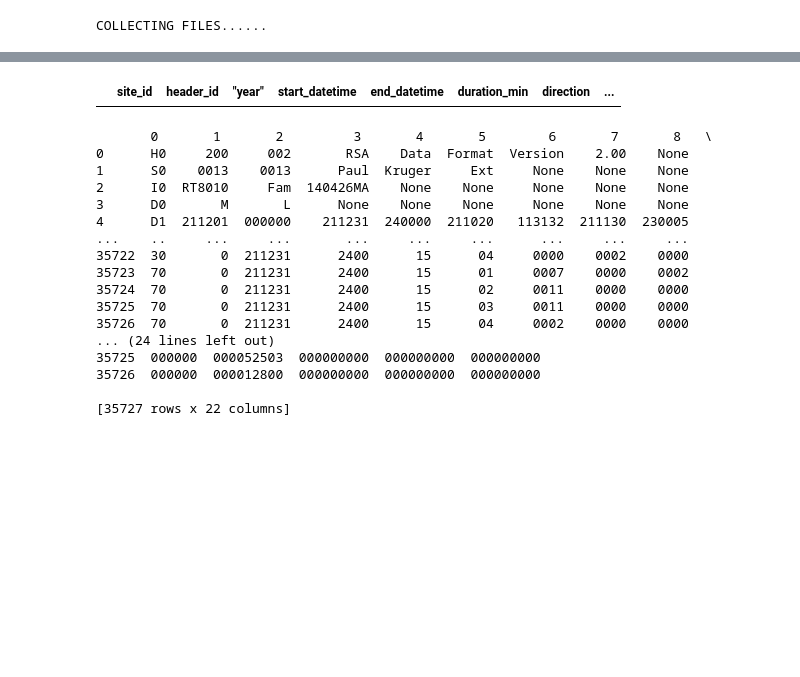
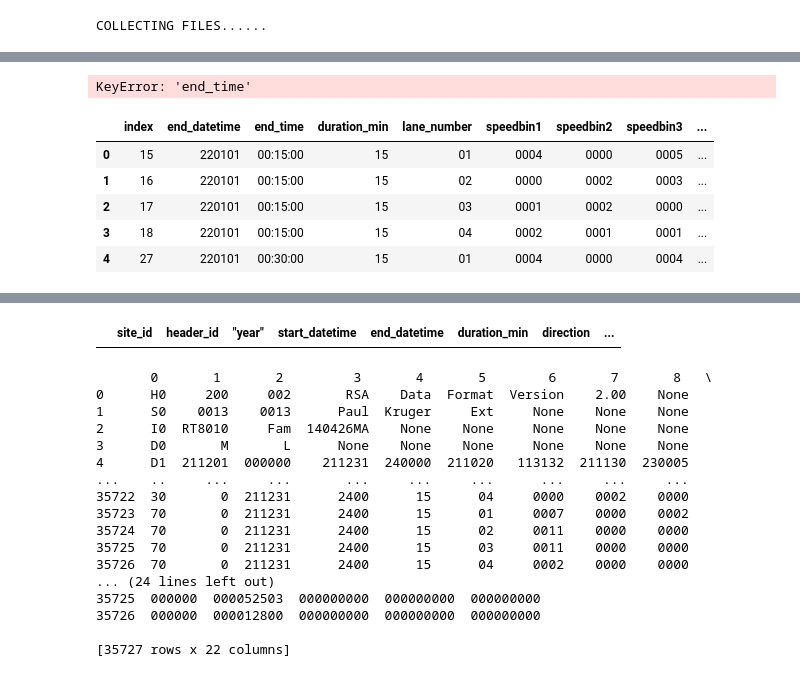
Before and after one commit to brandtosaurus/traffic_electronic_count_ETL, a Jupyter notebook: test.ipynb, the cells around one changed output, grey strips where cells are left out. Cells and saved outputs as stored; diff of their text form; code cells hidden in the pictures; blank space fills up the shorter version.

```diff
--- a/test.ipynb
+++ b/test.ipynb
@@ -120,0 +181,53 @@ data = pd.DataFrame(columns=config.DATA_COLUMN_NAMES)
+# %%
+df2 = df.loc[(df[0] == "21") & (df[1].isin(["0", "1", "2", "3", "4"]))].dropna(
+            axis=1, how="all"
+        )
+df2 = df2.iloc[:, 2:]
+df2.columns = [
+                    "end_datetime",
+                    "end_time",
+                    "duration_min",
+                    "lane_number",
+                    "speedbin1",
+                    "speedbin2",
+                    "speedbin3",
+                    "speedbin4",
+                    "speedbin5",
+                    "speedbin6",
+                    "speedbin7",
+                    "speedbin8",
+                    "speedbin9",
+                    "speedbin10",
+                    "sum_of_heavy_vehicle_speeds",
+                    "short_heavy_vehicles",
+                    "medium_heavy_vehicles",
+                    "long_heavy_vehicles",
+                    "rear_to_rear_headway_shorter_than_2_seconds",
+                    "rear_to_rear_headways_shorter_than_programmed_time",
+                ]
+df2.reset_index(inplace=True)
+# %%
+df2["end_time"]
+# %% [output]
+KeyError: 'end_time'
+# %%
+# if len(df2["end_time"][0])==4:
+#     df2['end_time'] = pd.to_datetime(str(df2['end_time']), format="%H%M")
+# else:
+#     df2['end_time'] = pd.to_datetime(str(df2['end_time']), format="%H%M%S")
+
+df2['end_time'] = df2['end_time'].apply(lambda x: '0000' if (x=='2400' and len(x)==4)
+else '000000' if ((x=='240000' and len(x)==6))
+else x)
+df2['end_time'] = df2['end_time'].apply(lambda x: pd.to_datetime(x, format="%H%M").time()
+if len(x)==4
+else pd.to_datetime(x, format="%H%M%S").time())
+# %%
+df2.head()
+# %% [output]
+|  | index | end_datetime | end_time | duration_min | lane_number | speedbin1 | speedbin2 | speedbin3 | ... |
+| 0 | 15 | 220101 | 00:15:00 | 15 | 01 | 0004 | 0000 | 0005 | ... |
+| 1 | 16 | 220101 | 00:15:00 | 15 | 02 | 0000 | 0002 | 0003 | ... |
+| 2 | 17 | 220101 | 00:15:00 | 15 | 03 | 0001 | 0002 | 0000 | ... |
+| 3 | 18 | 220101 | 00:15:00 | 15 | 04 | 0002 | 0001 | 0001 | ... |
+| 4 | 27 | 220101 | 00:30:00 | 15 | 01 | 0004 | 0000 | 0004 | ... |
```
Also changed, not shown: parts of 18 cells of this notebook, 4 other files.
